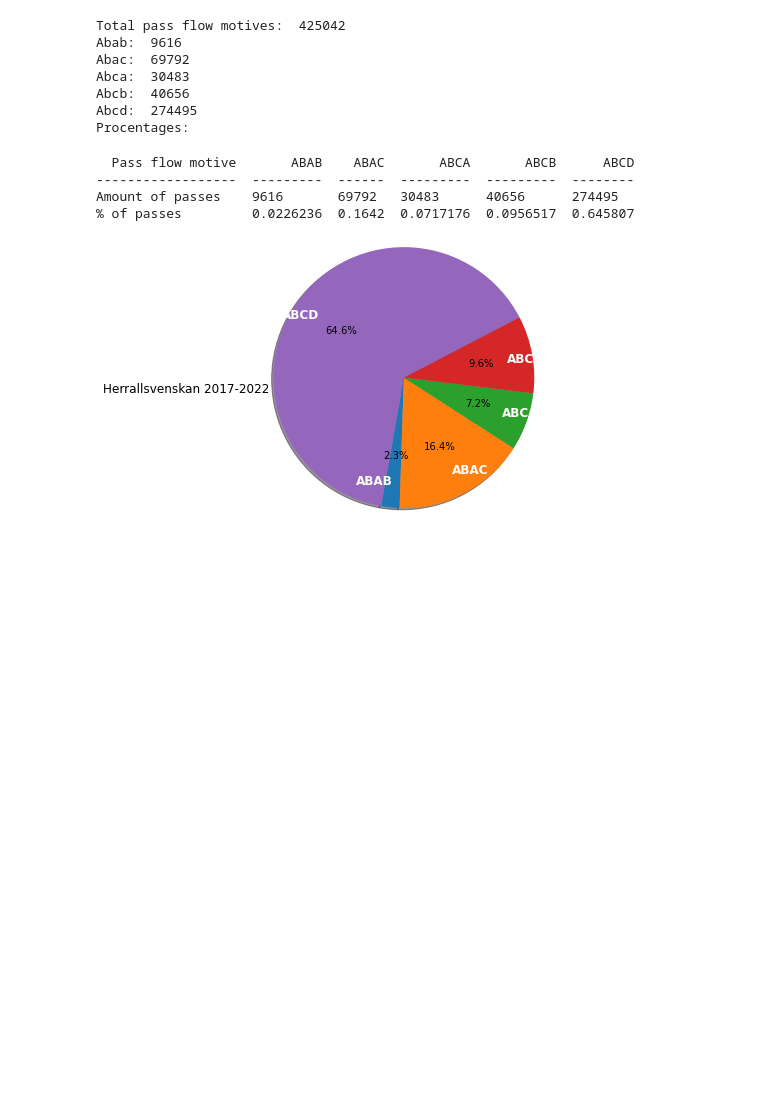
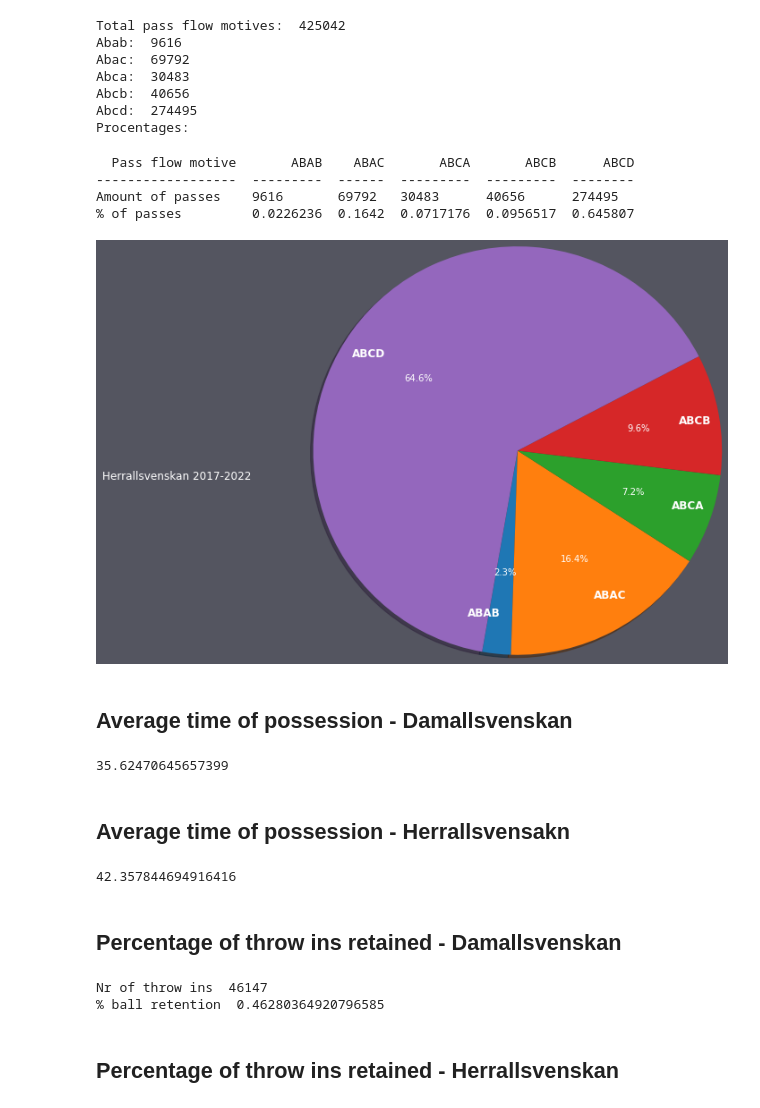
Before and after one commit to G4din/Examensarbete-PlaymakerAI, a Jupyter notebook: pass_length.ipynb, the cells around one changed output. Drawn from its saved outputs; the diff is of its cells as text; code cells hidden in the pictures; blank space fills up the shorter version.

```diff
--- a/pass_length.ipynb
+++ b/pass_length.ipynb
@@ -174,27 +178,92 @@ Procentages:
 # %%
 #plot the data
 from tabulate import tabulate
 print()
 table = [['Pass flow motive','ABAB', 'ABAC', 'ABCA', 'ABCB', 'ABCD'], ['Amount of passes', Abab,Abac,Abca,Abcb,Abcd], ["% of passes" ,Abab/total_pass_flow_motives,Abac/total_pass_flow_motives,Abca/total_pass_flow_motives,Abcb/total_pass_flow_motives,Abcd/total_pass_flow_motives]]
 print(tabulate(table, headers='firstrow', tablefmt='simple_grid', colalign='center'))
 values = [Abab,Abac,Abca,Abcb,Abcd]
 y = np.array([Abab/total_pass_flow_motives,Abac/total_pass_flow_motives,Abca/total_pass_flow_motives,Abcb/total_pass_flow_motives,Abcd/total_pass_flow_motives])
 mylabels = ["ABAB", "ABAC", "ABCA", "ABCB", "ABCD"]
 
+fig, ax = plt.subplots(facecolor='#545560', figsize = (7,7))
 def make_autopct(values):
     def my_autopct(pct):
         total = sum(values)
         val = int(round(pct*total/100.0))
         return '{p:.2f}%  ({v:d})'.format(p=pct,v=val)
     return my_autopct
-plt.title("Herrallsvenskan 2017-2022", x = -0.5 , y = 0.4)
+plt.title("Herrallsvenskan 2017-2022", x = -0.5 , y = 0.4,color = 'white' , fontweight = '15')
 _, texts , autopcts =plt.pie(values, labels = mylabels, startangle = 260, autopct='%1.1f%%', pctdistance=0.6, labeldistance=0.8, radius=1.5, shadow=True)
 plt.setp(texts, **{'color':'white', 'weight':'bold', 'fontsize':12})
-
+plt.setp(autopcts, **{'color':'white',  'fontsize':10})
 plt.show()
 # %% [output]
   Pass flow motive       ABAB    ABAC       ABCA       ABCB      ABCD
 ------------------  ---------  ------  ---------  ---------  --------
 Amount of passes    9616       69792   30483      40656      274495
 % of passes         0.0226236  0.1642  0.0717176  0.0956517  0.645807
-[figure, old version]
+[figure, new version]
+# %% [markdown]
+## Average time of possession - Damallsvenskan
+# %%
+possesions = []
+start_time = 0
+current_team = 0
+for index, row in damallsvenskan.iterrows():
+    if current_team == 0:
+        current_team = row["team"]
+    else:
+        if current_team != row["team"] and (row["action"] == "Pass accurate"):
+            time_of_possession = row["start_time"] - start_time
+            if time_of_possession > 0:
+                possesions.append(time_of_possession)
+            current_team = row["team"]
+            start_time = row["start_time"]
+
+
+print(sum(possesions) / len(possesions))
+# %% [output]
+35.62470645657399
+# %% [markdown]
+## Average time of possession - Herrallsvensakn
+# %%
+possesions = []
+start_time = 0
+current_team = 0
+for index, row in allsvenskan.iterrows():
+    if current_team == 0:
+        current_team = row["team"]
+    else:
+        if current_team != row["team"] and (row["action"] == "Pass accurate"):
+            time_of_possession = row["start_time"] - start_time
+            if time_of_possession > 0:
+                possesions.append(time_of_possession)
+            current_team = row["team"]
+            start_time = row["start_time"]
+
+
+print(sum(possesions) / len(possesions))
+# %% [output]
+42.357844694916416
+# %% [markdown]
+## Percentage of throw ins retained - Damallsvenskan
+# %%
+nr_of_throwins = 0
+ball_retention = 0
+for index, row in damallsvenskan.iterrows():
+    if row["throw_in"] == True:
+        nr_of_throwins += 1
+        next_action = damallsvenskan.iloc[index + 1]
+        second_action = damallsvenskan.iloc[index + 2]
+        third_action = damallsvenskan.iloc[index + 3]
+        team = row["team"]
+        if ((next_action["team"] == team ) & (second_action["team"] == team ) &  (third_action["team"] == team)):
+                    ball_retention += 1
+print("Nr of throw ins ", nr_of_throwins)
+print("% ball retention ", ball_retention/nr_of_throwins)
+dam_retention = ball_retention / nr_of_throwins
+# %% [output]
+Nr of throw ins  46147
+% ball retention  0.46280364920796585
+# %% [markdown]
+## Percentage of throw ins retained - Herrallsvenskan
```
Also changed, not shown: parts of 11 cells of this notebook.
